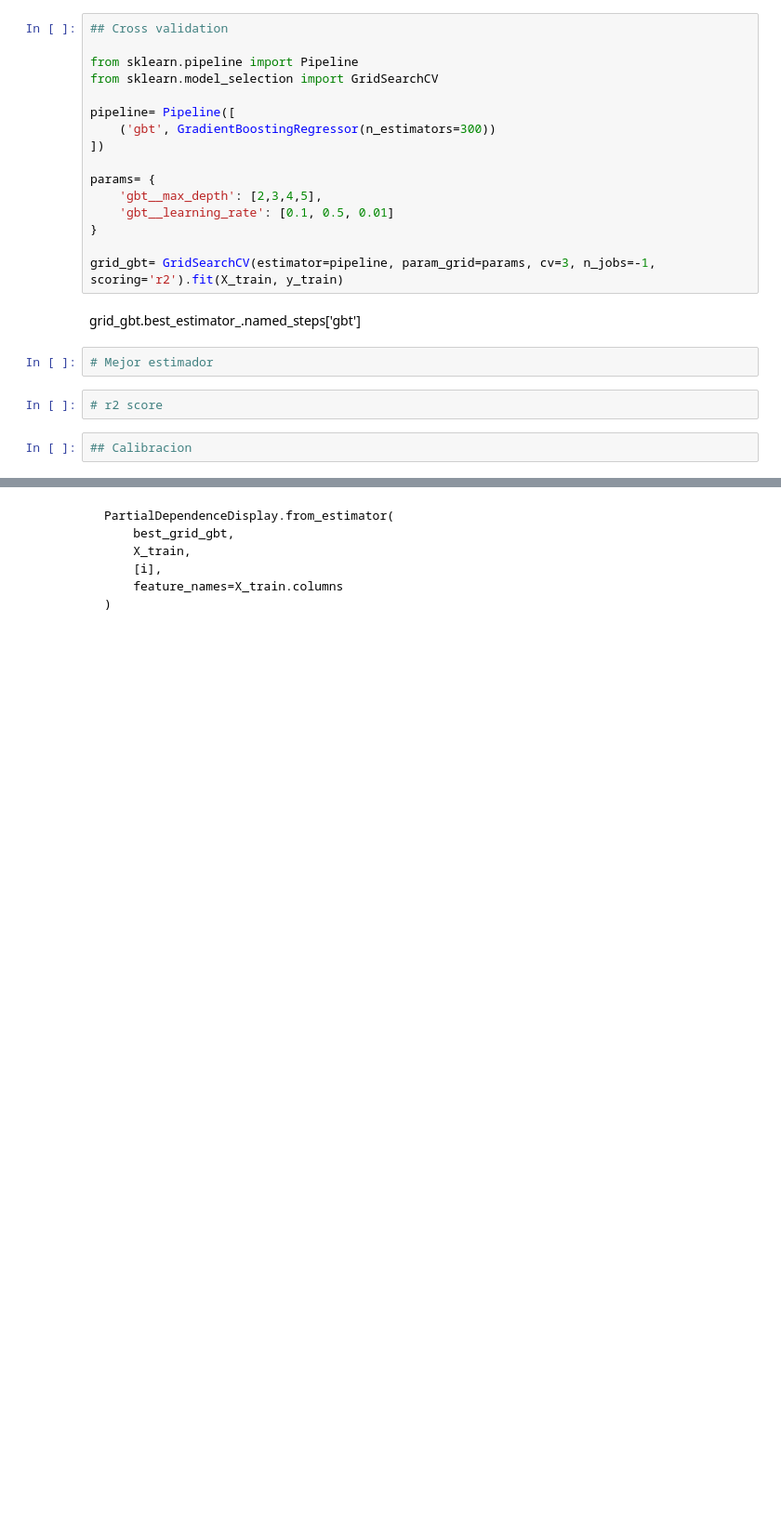
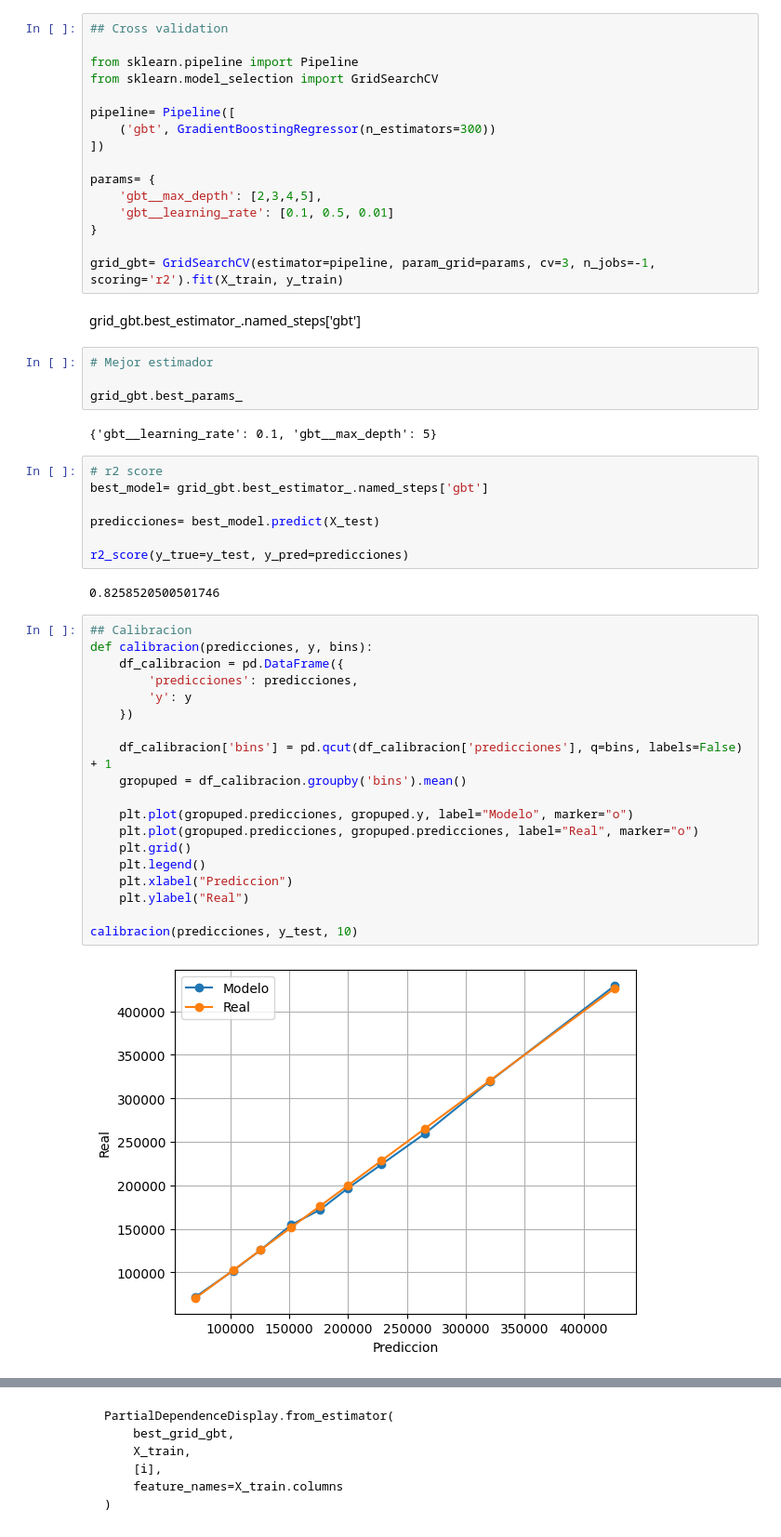
Before and after one commit to ppmelch/Lab-Aprendizaje-Estad-stico, a Jupyter notebook: Parcial 3/C 17/Aplicacion_GBT_regresion_sin_resolver.ipynb, the cells around one changed output, grey strips where cells are left out. Shown at 93% size. Drawn from its saved outputs; the diff is of its cells as text; blank space fills up the shorter version.

```diff
--- a/Parcial 3/C 17/Aplicacion_GBT_regresion_sin_resolver.ipynb
+++ b/Parcial 3/C 17/Aplicacion_GBT_regresion_sin_resolver.ipynb
@@ -49,9 +50,39 @@ grid_gbt= GridSearchCV(estimator=pipeline, param_grid=params, cv=3, n_jobs=-1, s
 grid_gbt.best_estimator_.named_steps['gbt']
 # %%
 # Mejor estimador
+
+grid_gbt.best_params_
+# %% [output]
+{'gbt__learning_rate': 0.1, 'gbt__max_depth': 5}
 # %%
 # r2 score
+best_model= grid_gbt.best_estimator_.named_steps['gbt']
+
+predicciones= best_model.predict(X_test)
+
+r2_score(y_true=y_test, y_pred=predicciones)
+# %% [output]
+0.8258520500501746
 # %%
 ## Calibracion
+def calibracion(predicciones, y, bins):
+    df_calibracion = pd.DataFrame({
+        'predicciones': predicciones,
+        'y': y
+    })
+
+    df_calibracion['bins'] = pd.qcut(df_calibracion['predicciones'], q=bins, labels=False) + 1
+    gropuped = df_calibracion.groupby('bins').mean()
+
+    plt.plot(gropuped.predicciones, gropuped.y, label="Modelo", marker="o")
+    plt.plot(gropuped.predicciones, gropuped.predicciones, label="Real", marker="o")
+    plt.grid()
+    plt.legend()
+    plt.xlabel("Prediccion")
+    plt.ylabel("Real")
+
+calibracion(predicciones, y_test, 10)
+# %% [output]
+[figure, added]
 # %%
 # Entendiendo el modelo
```
Also changed, not shown: parts of 3 cells of this notebook, 3 other files.
